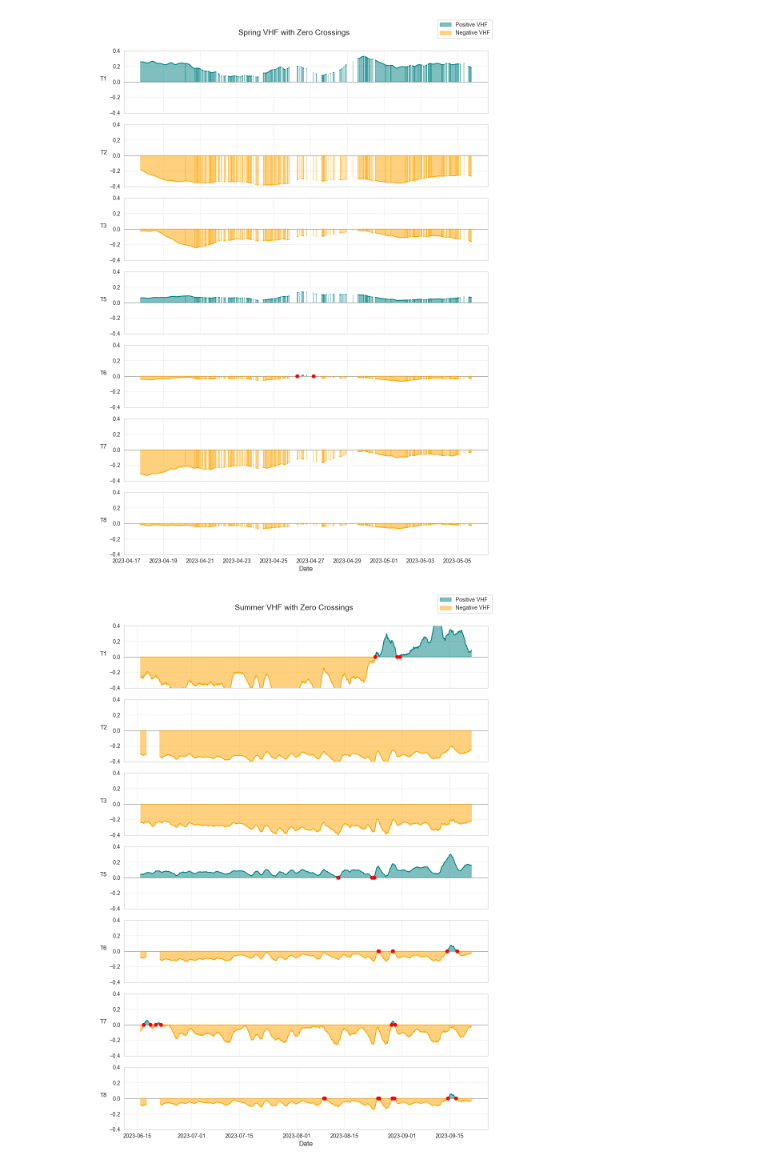
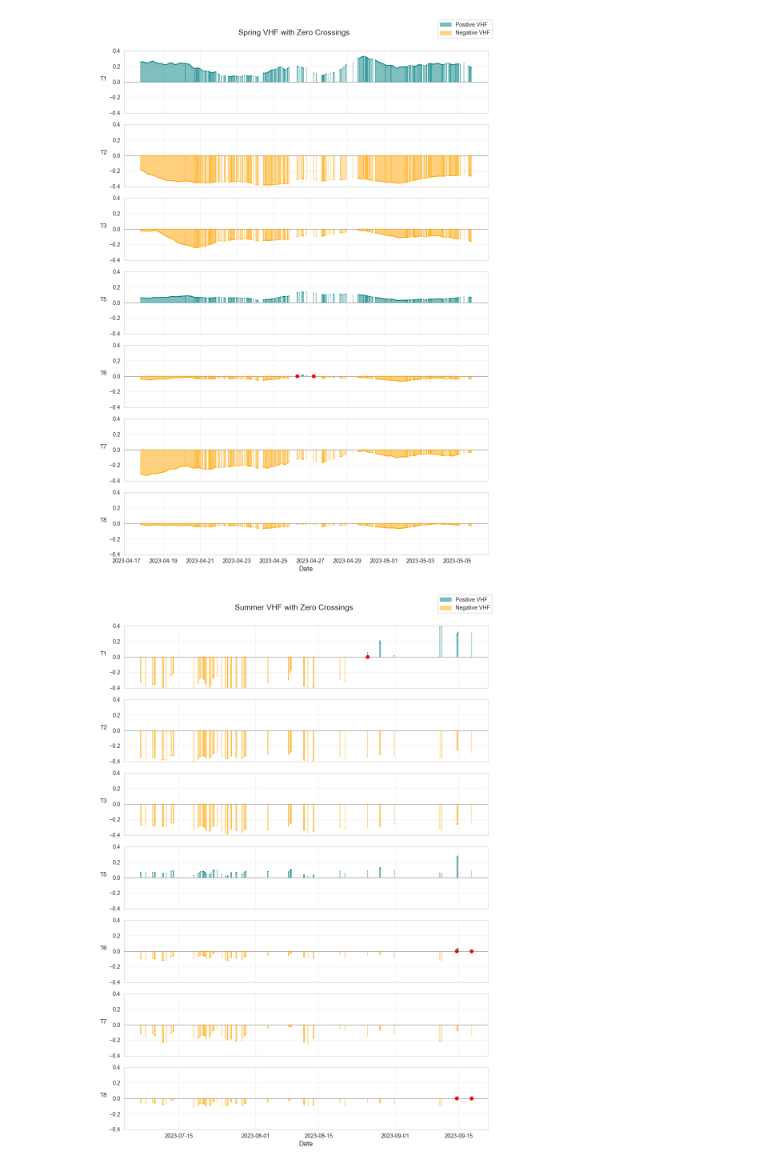
Before and after one commit to nicole-hucke/sediment_trap_paper, a Jupyter notebook: data/hyporheic_fluxes/VHF_variability_analysis/HF_variability_metrics.ipynb, the cells around one changed output. Cells and saved outputs as stored; diff of their text form; code cells hidden in the pictures.

```diff
--- a/data/hyporheic_fluxes/VHF_variability_analysis/HF_variability_metrics.ipynb
+++ b/data/hyporheic_fluxes/VHF_variability_analysis/HF_variability_metrics.ipynb
@@ -128,3 +130,17 @@ def zero_crossing_count_inc(series, max_gap):
+# %%
+def calculate_percentile_range(data):
+    """
+    calculate the 10th and 90th percentiles of the VHF timeseries and their difference.
+    """
+    # remove NaN values
+    valid_data = np.array(data)[~np.isnan(data)]
+    # calculate percentiles
+    p10 = np.percentile(valid_data, 5)
+    p90 = np.percentile(valid_data, 95)
+    # calculate difference
+    difference = p90 - p10
+
+    return p10, p90, difference
 # %% [markdown]
 ## Calculations
 # %%
@@ -156,6 +172,9 @@ auc_sp_norm = {}
 fract_pos_sp = {}
 fract_pos_wt_sp = {}
 zero_crossings_sp = {}
+p10_sp = {}
+p90_sp = {}
+percentile_diff_sp = {}
 for probe in ["T1", "T2", "T3", "T5", "T6", "T7", "T8"]:
     s = exceedance_spring[probe]
     # auc
@@ -169,6 +188,11 @@ for probe in ["T1", "T2", "T3", "T5", "T6", "T7", "T8"]:
     fract_pos_wt_sp[probe] = fraction_positive_weighted(s, max_gap=pd.Timedelta("1min"))
     # zero crossing count including gaps
     zero_crossings_sp[probe] = zero_crossing_count_inc(s, max_gap=pd.Timedelta("1min"))
+    # percentiles
+    p10, p90, diff = calculate_percentile_range(s)
+    p10_sp[probe] = p10
+    p90_sp[probe] = p90
+    percentile_diff_sp[probe] = diff
 # %%
 # combine all metrics into a single DataFrame
 spring_metrics = pd.DataFrame({
@@ -207,6 +234,9 @@ auc_sm_norm = {}
 fract_pos_sm = {}
 fract_pos_wt_sm = {}
 zero_crossings_sm = {}
+p10_sm = {}
+p90_sm = {}
+percentile_diff_sm = {}
 for probe in ["T1", "T2", "T3", "T5", "T6", "T7", "T8"]:
     s = exceedance_summer[probe]
     # auc
@@ -220,6 +250,11 @@ for probe in ["T1", "T2", "T3", "T5", "T6", "T7", "T8"]:
     fract_pos_wt_sm[probe] = fraction_positive_weighted(s, max_gap=pd.Timedelta("1min"))
     # zero crossing count including gaps
     zero_crossings_sm[probe] = zero_crossing_count_inc(s, max_gap=pd.Timedelta("1min"))
+    # percentiles
+    p10, p90, diff = calculate_percentile_range(s)
+    p10_sm[probe] = p10
+    p90_sm[probe] = p90
+    percentile_diff_sm[probe] = diff
 # %%
 summer_metrics = pd.DataFrame({
     'AUC': auc_sm,
@@ -356,7 +394,7 @@ plt.show()
 # %%
 # settings
 sns.set_style("whitegrid")
-max_gap = pd.Timedelta("20h")  # define data gap
+max_gap = pd.Timedelta("20min")  # define data gap
 probes = ["T1", "T2", "T3", "T5", "T6", "T7", "T8"]
 positive_color = "teal"
 negative_color = "orange"
@@ -367,7 +405,7 @@ fig, axes = plt.subplots(len(probes), 1, figsize=(10, 2 * len(probes)), sharex=T
 for ax, probe in zip(axes, probes):
 
     # get data
-    s = summer[probe].dropna().sort_index()
+    s = exceedance_summer[probe].dropna().sort_index()
     if s.empty:
         continue
 
@@ -384,31 +422,31 @@ for ax, probe in zip(axes, probes):
 
     # plot time series (no connections across gaps)
     ax.plot(s_plot.index, s_plot.where(s_plot > 0).values, color=positive_color, linewidth=1.5, zorder=2)
     ax.plot(s_plot.index, s_plot.where(s_plot < 0).values, color=negative_color, linewidth=1.5, zorder=2)
     # fill areas under curve
     ax.fill_between(s_plot.index, 0, s_plot.values, where=(s_plot.values > 0), interpolate=True, color=positive_color, alpha=0.5, zorder=1) # positive
     ax.fill_between(s_plot.index, 0, s_plot.values, where=(s_plot.values < 0), interpolate=True, color=negative_color, alpha=0.5, zorder=1) # negative
 
     # mark zero crossings
     for idx in crossing_indices:
         if idx < len(s_zc):
             ax.plot(s_zc.index[idx], 0, 'o', color='red', markersize=6, zorder=3)
 
     # formatting
     ax.axhline(0, color='k', linewidth=0.5, zorder=0)
     ax.set_ylabel(probe, rotation=0, labelpad=10, fontsize=11)
     ax.grid(True, alpha=0.3)
     ax.set_ylim(-0.4, 0.4)
 
 # labels and legend
 axes[-1].set_xlabel('Date', fontsize=12)
 positive_patch = mpatches.Patch(color=positive_color, alpha=0.5, label='Positive VHF')
 negative_patch = mpatches.Patch(color=negative_color, alpha=0.5, label='Negative VHF')
 
 fig.legend(handles=[positive_patch, negative_patch], loc='upper right', fontsize=10)
 fig.suptitle('Summer VHF with Zero Crossings', fontsize=14)
 plt.tight_layout(rect=[0, 0, 1, 0.98])
 plt.savefig("plots/summer_exceedance_hf_zero_crossings.png", dpi=300)
 plt.show()
 # %% [output]
-[figure, old version]
+[figure, new version]
```
Also changed, not shown: parts of 4 cells of this notebook, 4 other files.
